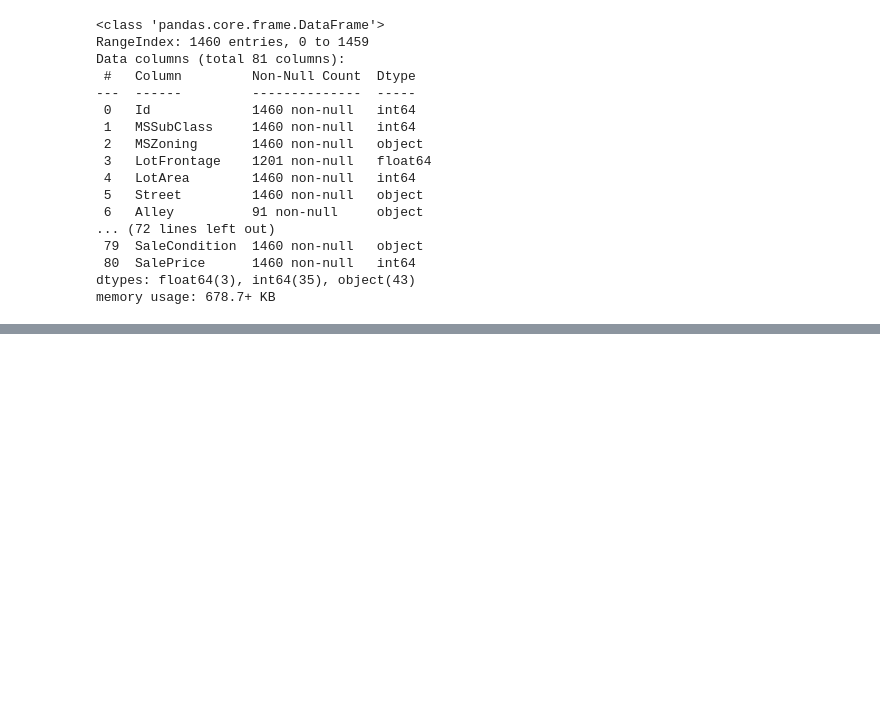
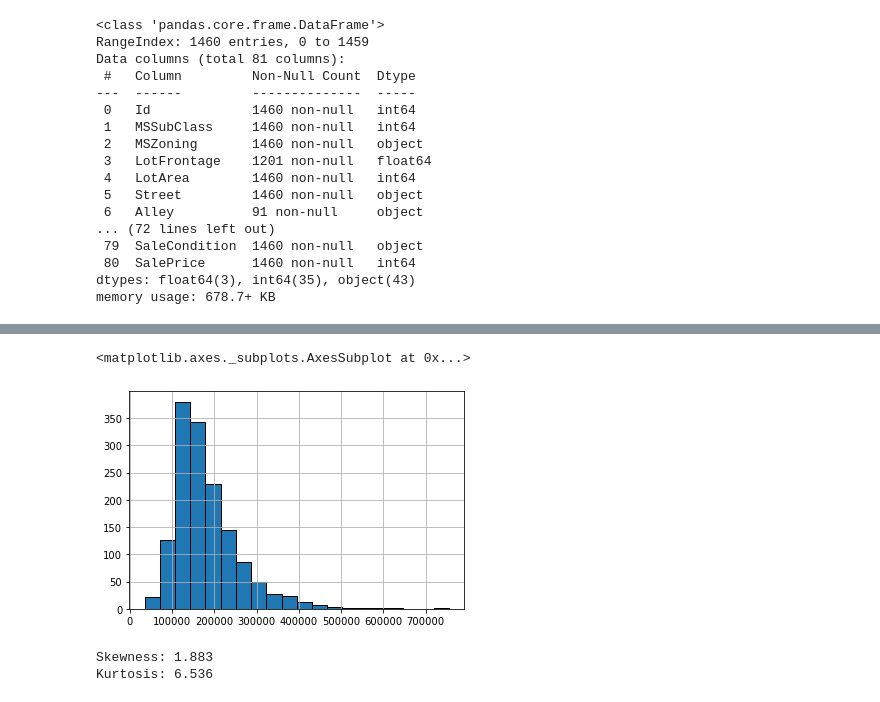
Before and after one commit to phanisai22/Data-science, a Jupyter notebook: TextBook - Become a Python Data Analyst/04 Seaborn.ipynb, the cells around one changed output, grey strips where cells are left out. Saved outputs shown, nothing was run; the diff lists cells and outputs as text; code cells hidden in the pictures; blank space fills up the shorter version.

```diff
--- a/TextBook - Become a Python Data Analyst/04 Seaborn.ipynb
+++ b/TextBook - Become a Python Data Analyst/04 Seaborn.ipynb
@@ -33,3 +33,6 @@ memory usage: 678.7+ KB
 numerical_vars = ['SalePrice','LotArea', 'OverallQual', 'OverallCond',
                   'YearBuilt', '1stFlrSF', '2ndFlrSF', 'BedroomAbvGr']
 categorical_vars = ['MSZoning', 'LotShape', 'Neighborhood', 'CentralAir', 'SaleCondition', 'MoSold', 'YrSold']
+# %%
+housing = housing[numerical_vars + categorical_vars]
+housing.shape
@@ -35,0 +53,11 @@ categorical_vars = ['MSZoning', 'LotShape', 'Neighborhood', 'CentralAir', 'SaleC
+# %%
+housing['SalePrice'].hist(edgecolor='black', bins=20)
+# %% [output]
+<matplotlib.axes._subplots.AxesSubplot at 0x...>
+[figure, added]
+# %%
+print('Skewness: {:0.3f}'.format(housing['SalePrice'].skew()))
+print('Kurtosis: {:0.3f}'.format(housing['SalePrice'].kurt()))
+# %% [output]
+Skewness: 1.883
+Kurtosis: 6.536
```
Also changed, not shown: parts of 24 cells of this notebook.
